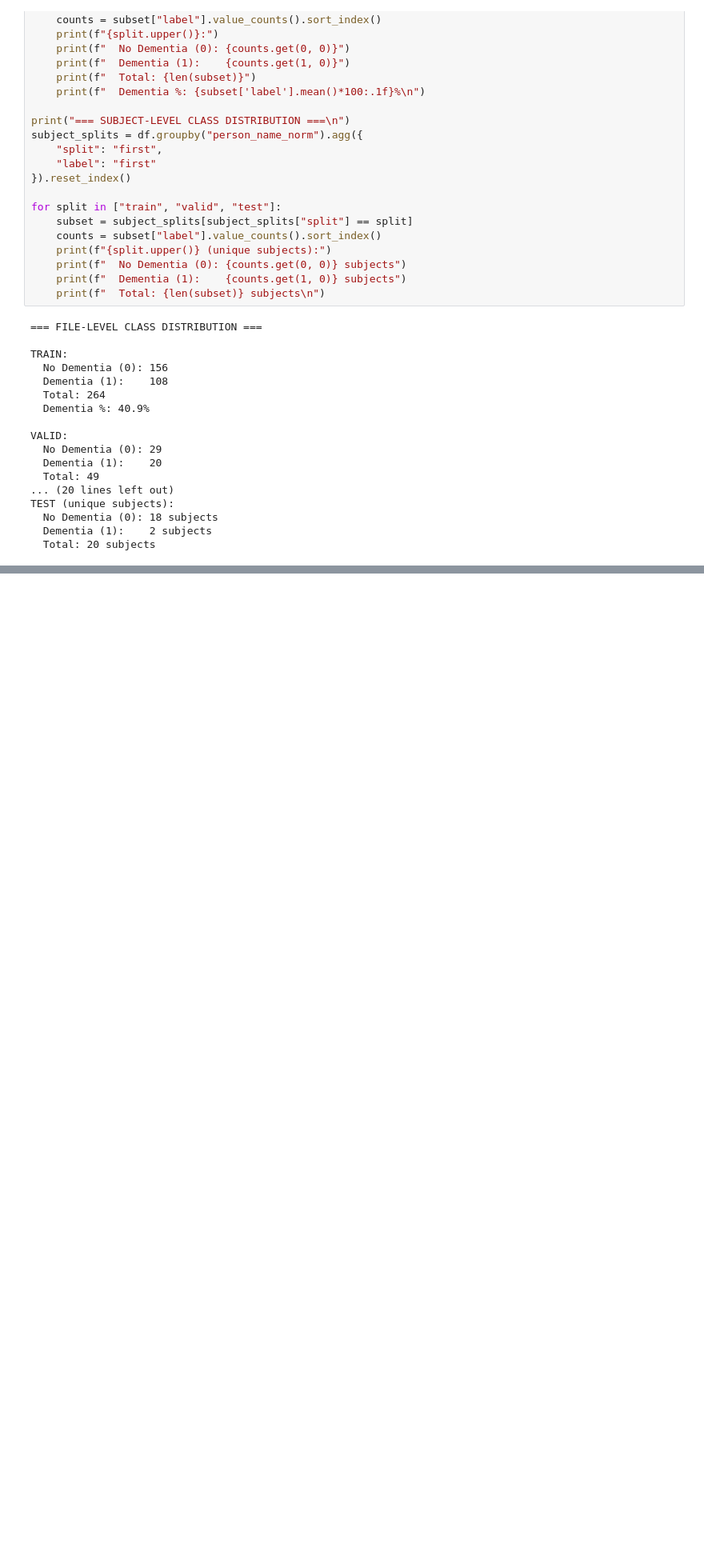
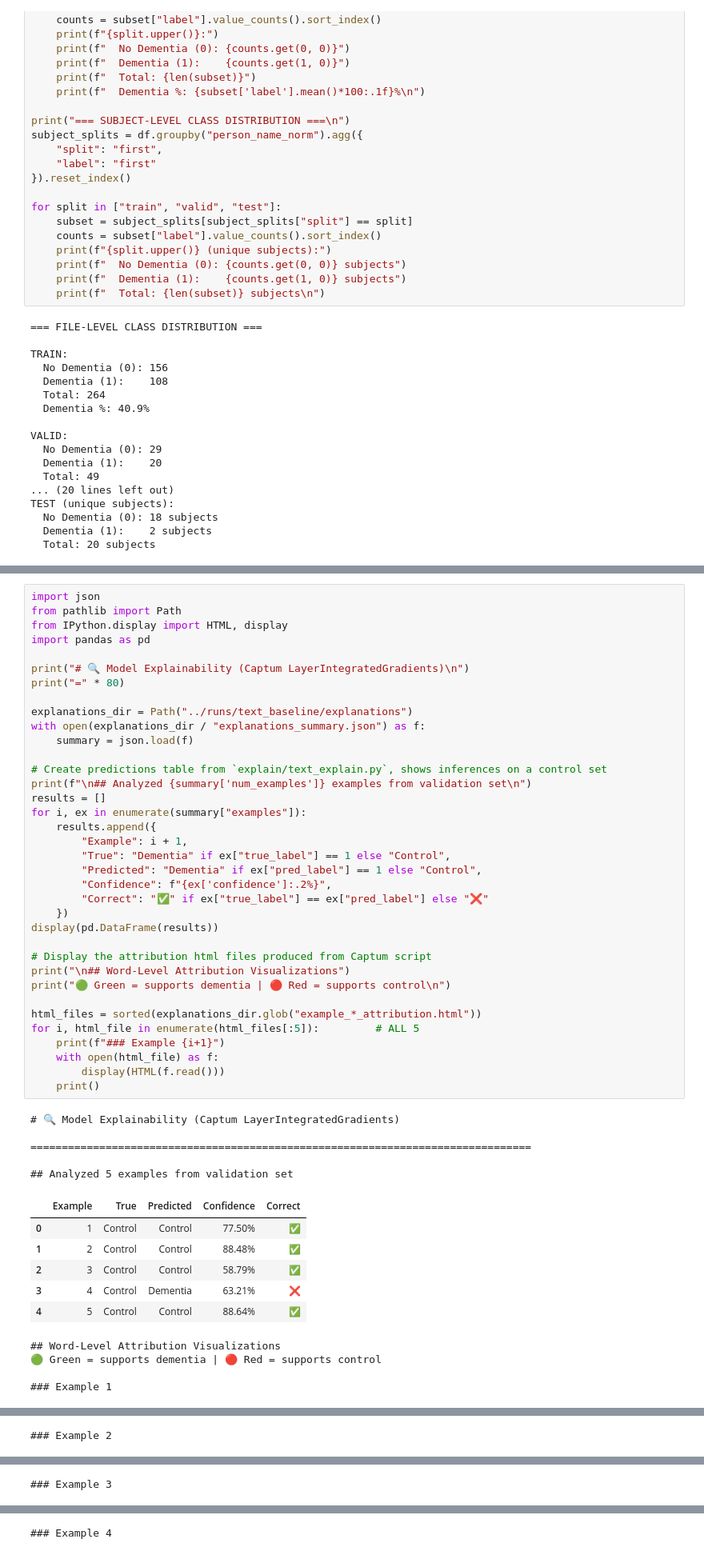
Before and after one commit to Alwinphilip0105/Dementia_Classification_n_Forcasting, a Jupyter notebook: notebooks/final_report.ipynb, the cells around one changed output, grey strips where cells are left out. Shown: that part at 80% size. Drawn from its saved outputs; the diff is of its cells as text; blank space fills up the shorter version.

```diff
--- a/notebooks/final_report.ipynb
+++ b/notebooks/final_report.ipynb
@@ -377,0 +382,52 @@ TRAIN:
+# %%
+import json
+from pathlib import Path
+from IPython.display import HTML, display
+import pandas as pd
+
+print("# 🔍 Model Explainability (Captum LayerIntegratedGradients)\n")
+print("=" * 80)
+
+explanations_dir = Path("../runs/text_baseline/explanations")
+with open(explanations_dir / "explanations_summary.json") as f:
+    summary = json.load(f)
+
+# Create predictions table from `explain/text_explain.py`, shows inferences on a control set
+print(f"\n## Analyzed {summary['num_examples']} examples from validation set\n")
+results = []
+for i, ex in enumerate(summary["examples"]):
+    results.append({
+        "Example": i + 1,
+        "True": "Dementia" if ex["true_label"] == 1 else "Control",
+        "Predicted": "Dementia" if ex["pred_label"] == 1 else "Control",
+        "Confidence": f"{ex['confidence']:.2%}",
+        "Correct": "✅" if ex["true_label"] == ex["pred_label"] else "❌"
+    })
+display(pd.DataFrame(results))
+
+# Display the attribution html files produced from Captum script
+print("\n## Word-Level Attribution Visualizations")
+print("🟢 Green = supports dementia | 🔴 Red = supports control\n")
+
+html_files = sorted(explanations_dir.glob("example_*_attribution.html"))
+for i, html_file in enumerate(html_files[:5]):         # ALL 5
+    print(f"### Example {i+1}")
+    with open(html_file) as f:
+        display(HTML(f.read()))
+    print()
+# %% [output]
+# 🔍 Model Explainability (Captum LayerIntegratedGradients)
+
+================================================================================
+
+## Analyzed 5 examples from validation set
+|  | Example | True | Predicted | Confidence | Correct |
+| 0 | 1 | Control | Control | 77.50% | ✅ |
+| 1 | 2 | Control | Control | 88.48% | ✅ |
+| 2 | 3 | Control | Control | 58.79% | ✅ |
+| 3 | 4 | Control | Dementia | 63.21% | ❌ |
+| 4 | 5 | Control | Control | 88.64% | ✅ |
+## Word-Level Attribution Visualizations
+🟢 Green = supports dementia | 🔴 Red = supports control
+
+### Example 1
@@ -377,0 +435 @@ TRAIN:
+### Example 2
@@ -377,0 +437 @@ TRAIN:
+### Example 3
@@ -377,0 +439 @@ TRAIN:
+### Example 4
```
Also changed, not shown: parts of 5 cells of this notebook, 27 other files.
